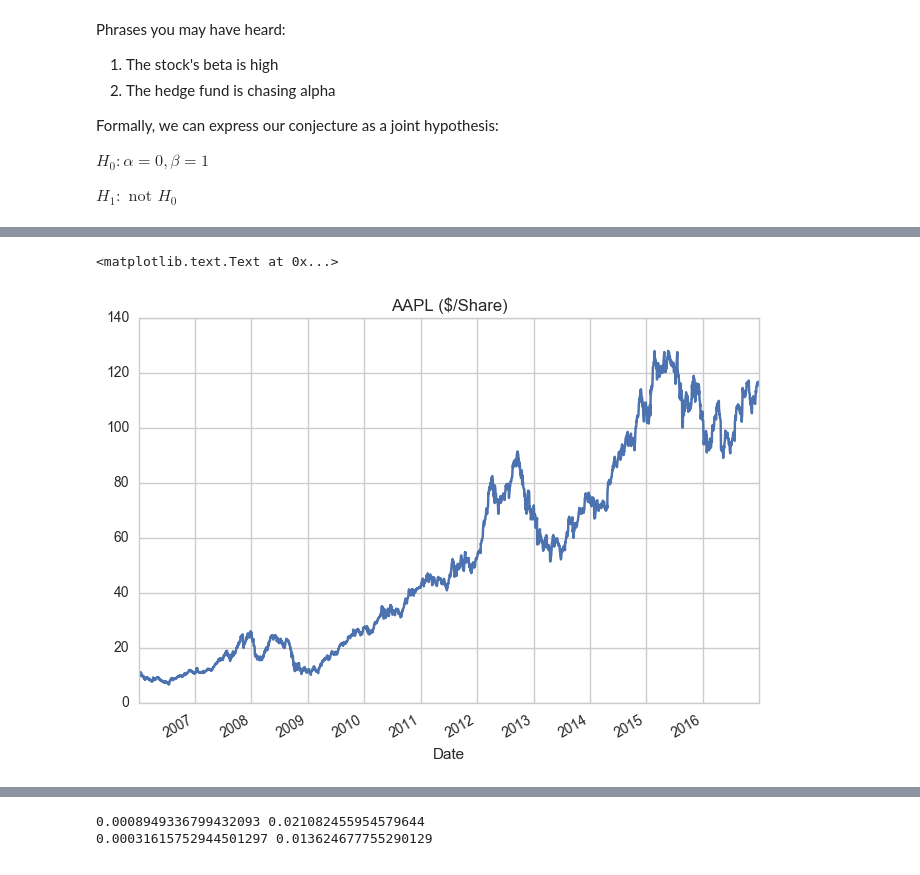
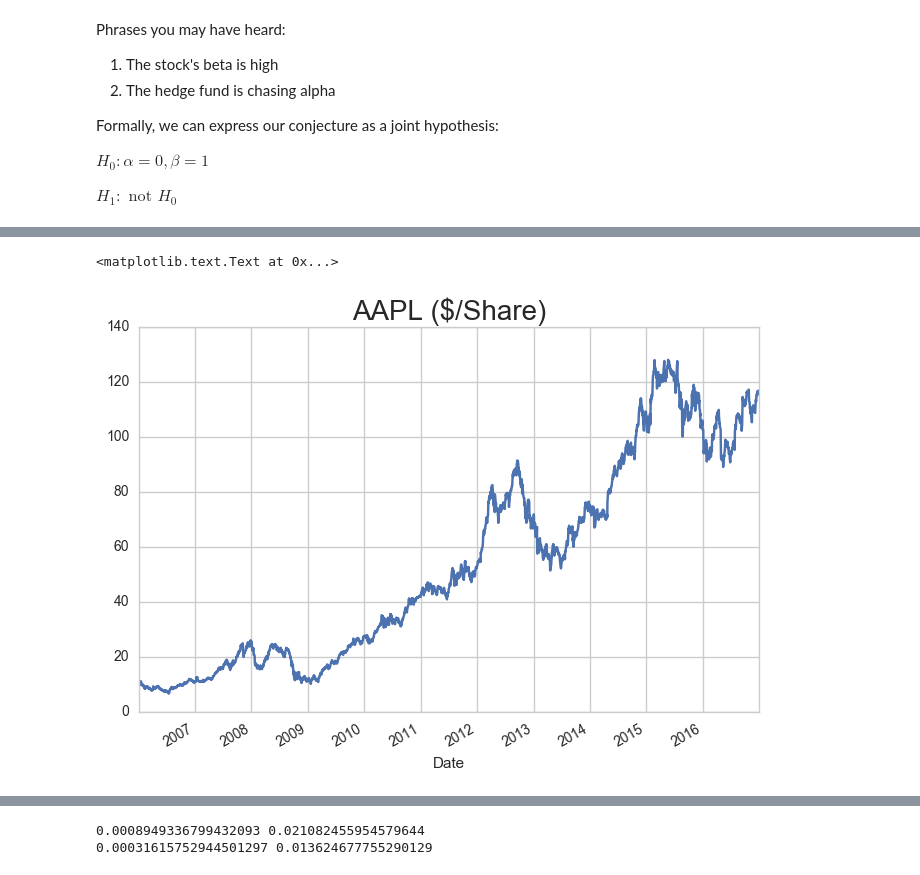
Before and after one commit to thsavage/Financial-Modeling, a Jupyter notebook: financialModeling.ipynb, the cells around one changed output, grey strips where cells are left out. Cells and saved outputs as stored; diff of their text form; code cells hidden in the pictures.

```diff
--- a/financialModeling.ipynb
+++ b/financialModeling.ipynb
@@ -71,9 +71,9 @@ aapl = aapl_all['Adj Close']
 nasdaq = nasdaq_all['Adj Close']
 # %%
 aapl.plot()
-plt.title('AAPL ($/Share)')
+plt.title('AAPL ($/Share)', fontsize = 20)
 # %% [output]
 <matplotlib.text.Text at 0x...>
-[figure, old version]
+[figure, new version]
 # %%
 nasdaq.plot()
```
Also changed, not shown: parts of 5 cells of this notebook.
